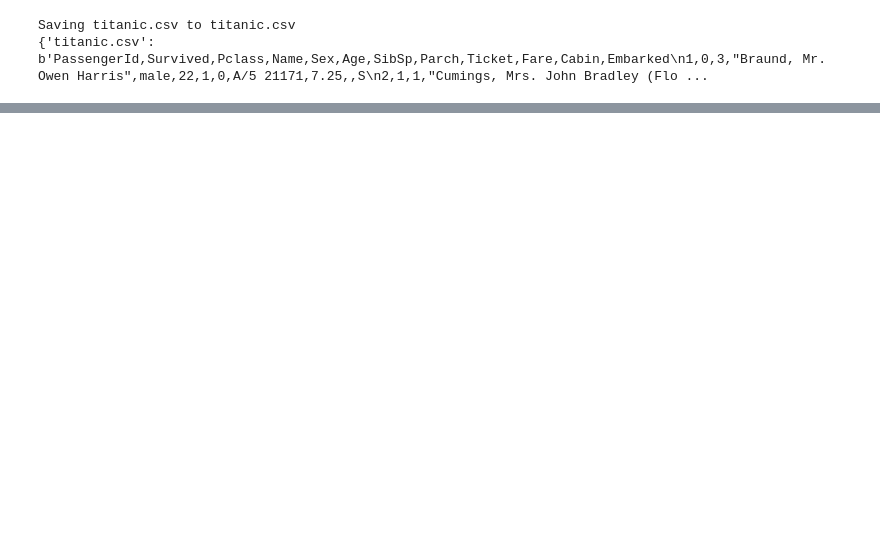
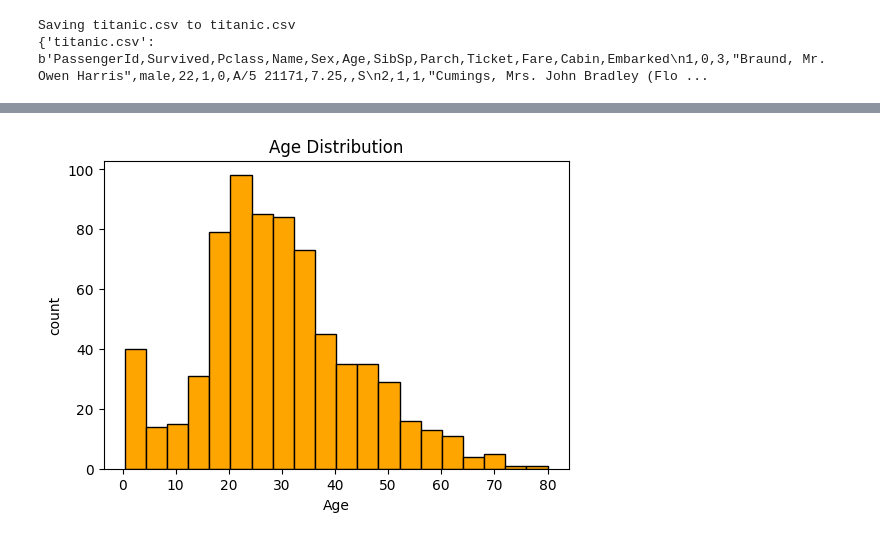
Before and after one commit to Jaiveer189/Google-Collab-mini-projects-, a Jupyter notebook: Titanic_data_analysis.ipynb, the cells around one changed output, grey strips where cells are left out. Saved outputs shown, nothing was run; the diff lists cells and outputs as text; code cells hidden in the pictures; blank space fills up the shorter version.

```diff
--- a/Titanic_data_analysis.ipynb
+++ b/Titanic_data_analysis.ipynb
@@ -128,0 +160,10 @@ df.to_csv("cleaned_titanic.csv")
+# %%
+#age distribution
+plt.figure(figsize=(6,4))
+plt.hist(df['Age'].dropna(), bins=20, color='orange', edgecolor='black')
+plt.title("Age Distribution")
+plt.xlabel("Age")
+plt.ylabel("count")
+plt.show()
+# %% [output]
+[figure, added]
```
Also changed, not shown: parts of 25 cells of this notebook.
